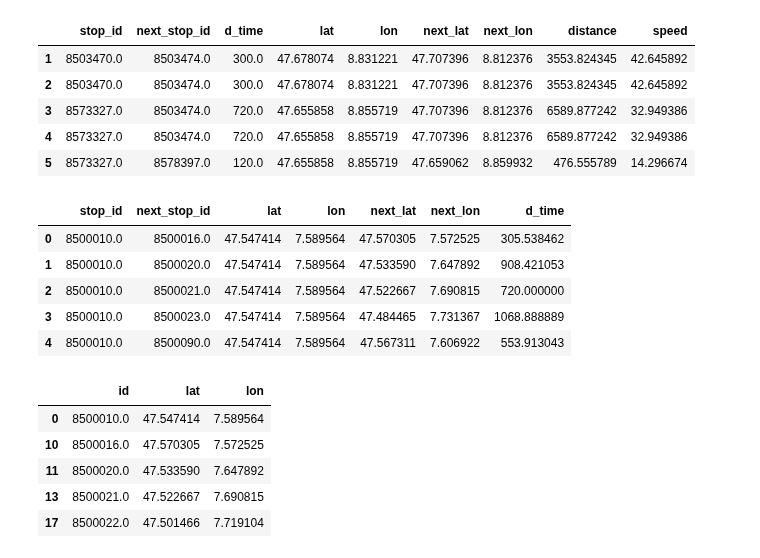
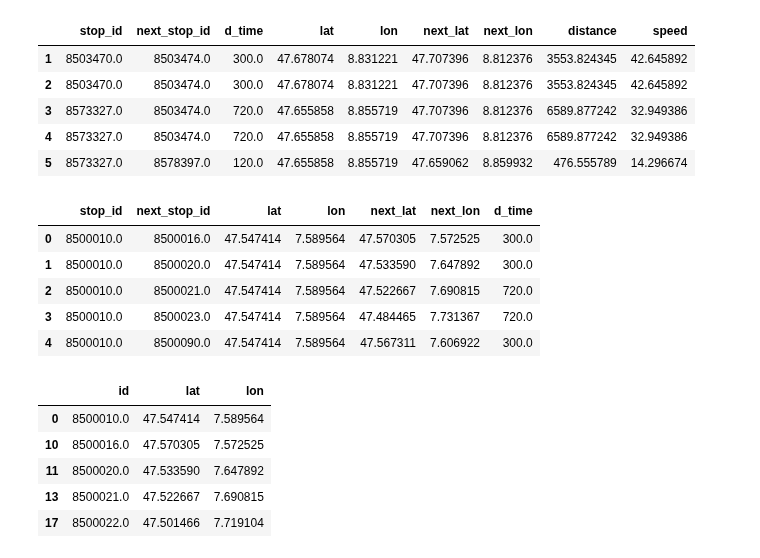
Before and after one commit to com-480-data-visualization/project-2023-choo-choo-data-darlings, a Jupyter notebook: notebooks/preprocessing/isochronic_network.ipynb, the cells around one changed output. Cells and saved outputs as stored; diff of their text form; code cells hidden in the pictures.

```diff
--- a/notebooks/preprocessing/isochronic_network.ipynb
+++ b/notebooks/preprocessing/isochronic_network.ipynb
@@ -377,17 +377,17 @@ Number of stop pairs: 4_999_900
 # %%
 # Get mean d_time for each stop pair
 stop_pairs = stop_pairs \
     .groupby(['stop_id', 'next_stop_id', 'lat', 'lon', 'next_lat', 'next_lon']) \
-    .agg({'d_time': 'mean'}) \
+    .agg({'d_time': 'min'}) \
     .reset_index()
 stop_pairs.head()
 # %% [output]
 |  | stop_id | next_stop_id | lat | lon | next_lat | next_lon | d_time |
-| 0 | 8500010.0 | 8500016.0 | 47.547414 | 7.589564 | 47.570305 | 7.572525 | 305.538462 |
-| 1 | 8500010.0 | 8500020.0 | 47.547414 | 7.589564 | 47.533590 | 7.647892 | 908.421053 |
-| 2 | 8500010.0 | 8500021.0 | 47.547414 | 7.589564 | 47.522667 | 7.690815 | 720.000000 |
-| 3 | 8500010.0 | 8500023.0 | 47.547414 | 7.589564 | 47.484465 | 7.731367 | 1068.888889 |
-| 4 | 8500010.0 | 8500090.0 | 47.547414 | 7.589564 | 47.567311 | 7.606922 | 553.913043 |
+| 0 | 8500010.0 | 8500016.0 | 47.547414 | 7.589564 | 47.570305 | 7.572525 | 300.0 |
+| 1 | 8500010.0 | 8500020.0 | 47.547414 | 7.589564 | 47.533590 | 7.647892 | 300.0 |
+| 2 | 8500010.0 | 8500021.0 | 47.547414 | 7.589564 | 47.522667 | 7.690815 | 720.0 |
+| 3 | 8500010.0 | 8500023.0 | 47.547414 | 7.589564 | 47.484465 | 7.731367 | 720.0 |
+| 4 | 8500010.0 | 8500090.0 | 47.547414 | 7.589564 | 47.567311 | 7.606922 | 300.0 |
 # %%
 # Create node list, mix of stop and next_stop with concat
 nodes = pd.DataFrame()
```
Also changed, not shown: parts of 3 cells of this notebook, 7 other files.
